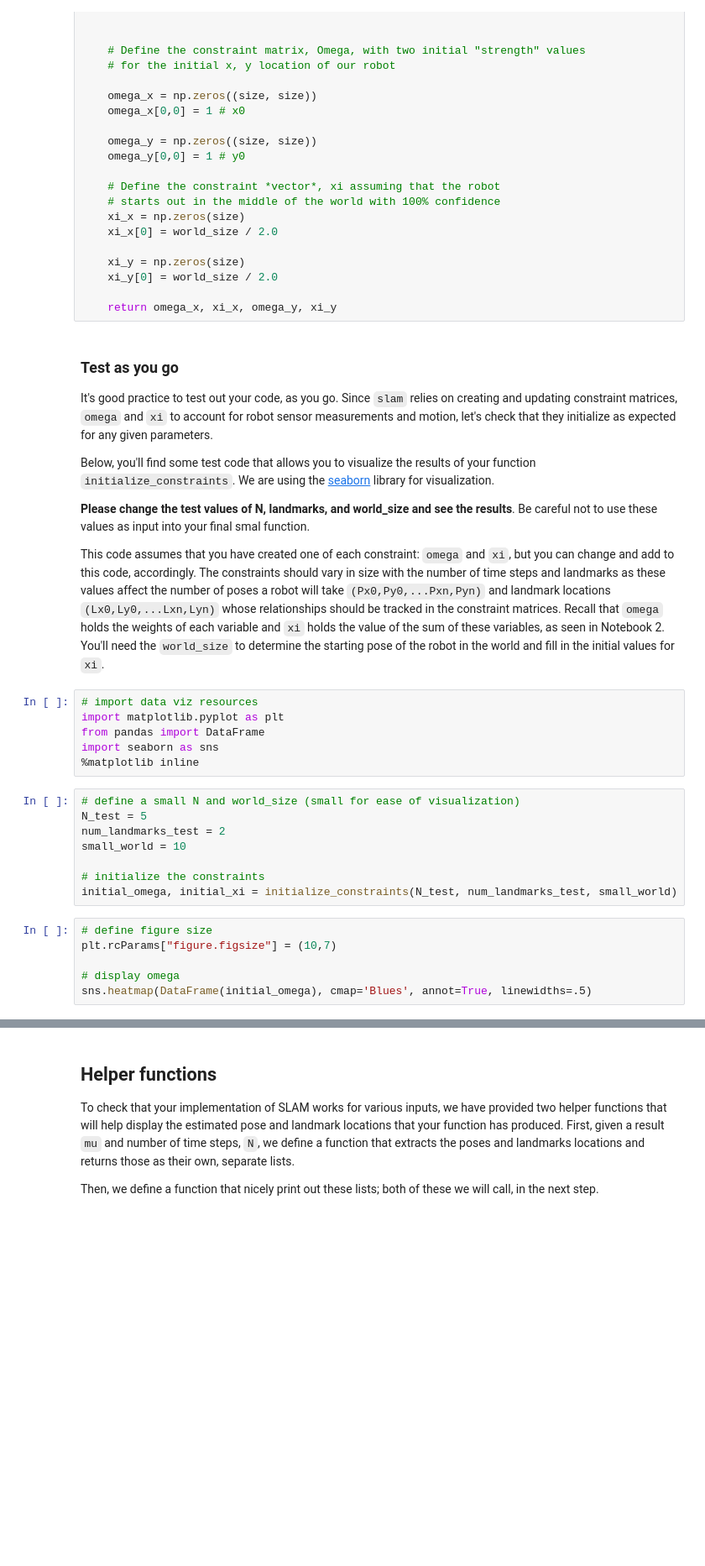
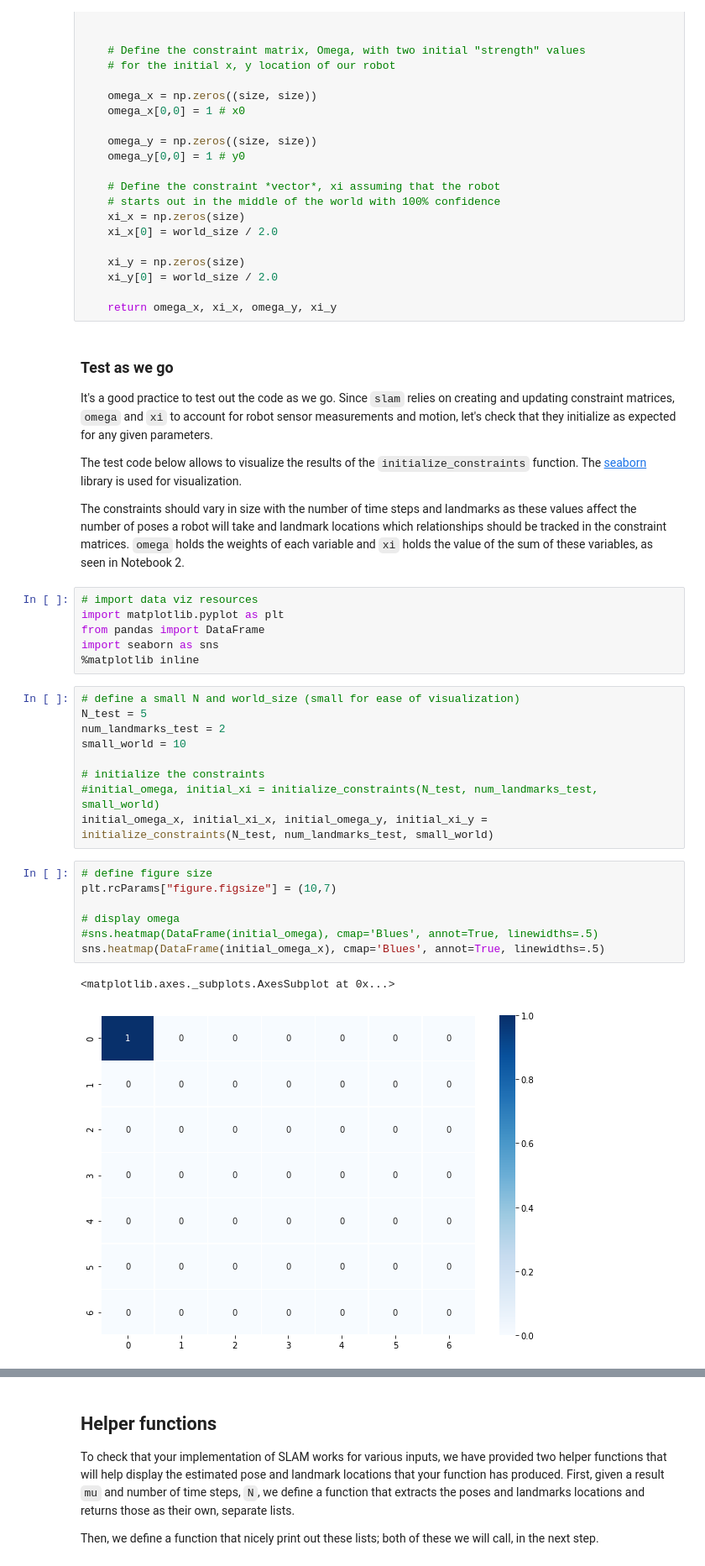
Before and after one commit to puhach/graph-slam, a Jupyter notebook: jupyter/3. Landmark Detection and Tracking.ipynb, the cells around one changed output, grey strips where cells are left out. Shown at 84% size. Cells and saved outputs as stored; diff of their text form; blank space fills up the shorter version.

Commit message:
Test constraint initialization

```diff
--- a/jupyter/3. Landmark Detection and Tracking.ipynb
+++ b/jupyter/3. Landmark Detection and Tracking.ipynb
@@ -123,15 +123,13 @@ def initialize_constraints(N, num_landmarks, world_size):
 
     return omega_x, xi_x, omega_y, xi_y
 # %% [markdown]
-### Test as you go
+### Test as we go
 
-It's good practice to test out your code, as you go. Since `slam` relies on creating and updating constraint matrices, `omega` and `xi` to account for robot sensor measurements and motion, let's check that they initialize as expected for any given parameters.
+It's a good practice to test out the code as we go. Since `slam` relies on creating and updating constraint matrices, `omega` and `xi` to account for robot sensor measurements and motion, let's check that they initialize as expected for any given parameters.
 
-Below, you'll find some test code that allows you to visualize the results of your function `initialize_constraints`. We are using the [seaborn](https://seaborn.pydata.org/) library for visualization.
+The test code below allows to visualize the results of the `initialize_constraints` function. The [seaborn](https://seaborn.pydata.org/) library is used for visualization.
 
-**Please change the test values of N, landmarks, and world_size and see the results**. Be careful not to use these values as input into your final smal function.
-
-This code assumes that you have created one of each constraint: `omega` and `xi`, but you can change and add to this code, accordingly. The constraints should vary in size with the number of time steps and landmarks as these values affect the number of poses a robot will take `(Px0,Py0,...Pxn,Pyn)` and landmark locations `(Lx0,Ly0,...Lxn,Lyn)` whose relationships should be tracked in the constraint matrices. Recall that `omega` holds the weights of each variable and `xi` holds the value of the sum of these variables, as seen in Notebook 2. You'll need the `world_size` to determine the starting pose of the robot in the world and fill in the initial values for `xi`.
+The constraints should vary in size with the number of time steps and landmarks as these values affect the number of poses a robot will take and landmark locations which relationships should be tracked in the constraint matrices. `omega` holds the weights of each variable and `xi` holds the value of the sum of these variables, as seen in Notebook 2.
 # %%
 # import data viz resources
 import matplotlib.pyplot as plt
@@ -145,10 +143,15 @@ num_landmarks_test = 2
 small_world = 10
 
 # initialize the constraints
-initial_omega, initial_xi = initialize_constraints(N_test, num_landmarks_test, small_world)
+#initial_omega, initial_xi = initialize_constraints(N_test, num_landmarks_test, small_world)
+initial_omega_x, initial_xi_x, initial_omega_y, initial_xi_y = initialize_constraints(N_test, num_landmarks_test, small_world)
 # %%
 # define figure size
 plt.rcParams["figure.figsize"] = (10,7)
 
 # display omega
-sns.heatmap(DataFrame(initial_omega), cmap='Blues', annot=True, linewidths=.5)
+#sns.heatmap(DataFrame(initial_omega), cmap='Blues', annot=True, linewidths=.5)
+sns.heatmap(DataFrame(initial_omega_x), cmap='Blues', annot=True, linewidths=.5)
+# %% [output]
+<matplotlib.axes._subplots.AxesSubplot at 0x...>
+[figure, added]
```
Also changed, not shown: parts of 5 cells of this notebook.
